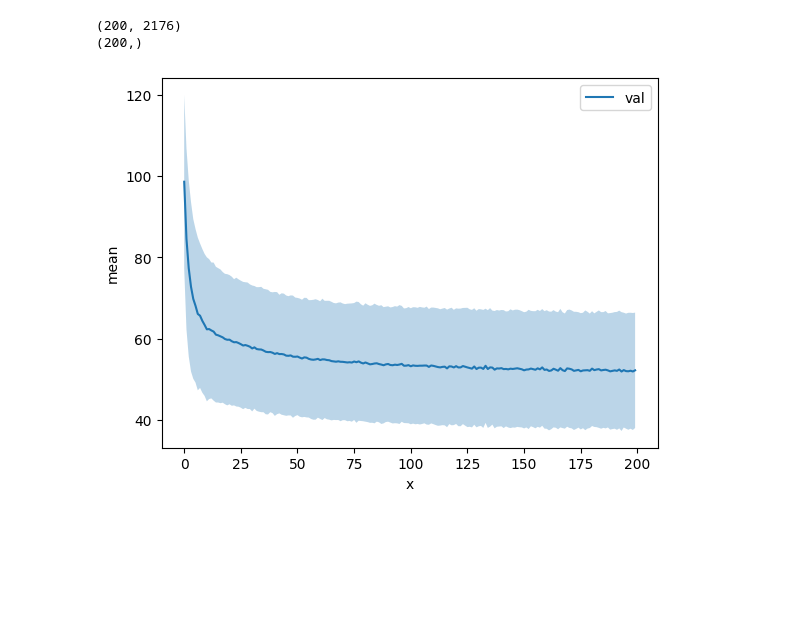
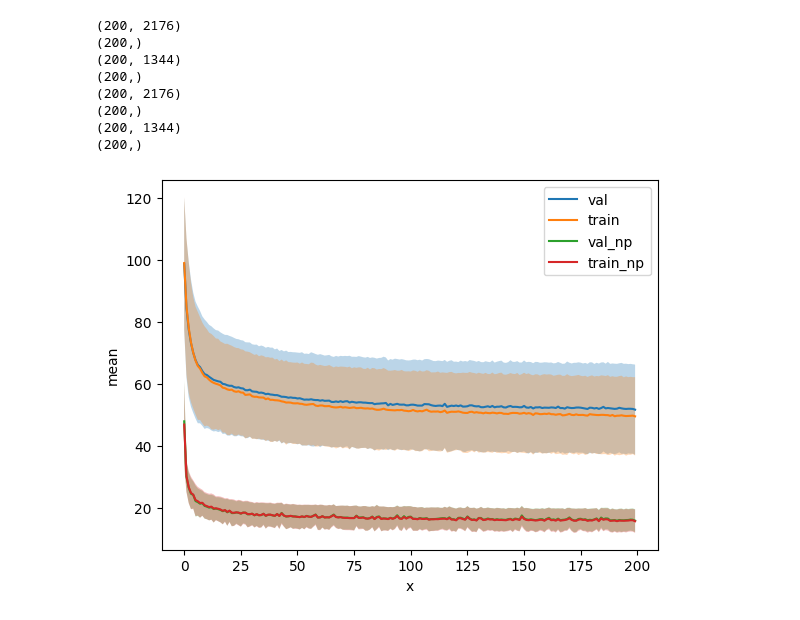
Before and after one commit to PavelCz/yrc-bench-fork, a Jupyter notebook: analyzing/plotting.ipynb, the cells around one changed output. Saved outputs shown, nothing was run; the diff lists cells and outputs as text; code cells hidden in the pictures; blank space fills up the shorter version.

Commit message:
Update formatting file, plotting and launch config

```diff
--- a/analyzing/plotting.ipynb
+++ b/analyzing/plotting.ipynb
@@ -3,6 +3,7 @@ import numpy as np
 import seaborn as sns
 import pandas as pd
 import matplotlib.pyplot as plt
+from pathlib import Path
 
 val_scores_path = "/home/pavel/data/goal-misgen/tmp/val_scores.npy"
 # val_scores_path = "/home/pavel/code/goal-misgen/yrc-bench-fork/experiments/debug_ood/val_scores.npy"
@@ -11,33 +12,51 @@ training_scores_path = "/home/pavel/code/goal-misgen/yrc-bench-fork/experiments/
 val_scores = np.load(val_scores_path)
 training_scores = np.load(training_scores_path)
 
-for scores, name in [(val_scores, "val")]: #, (training_scores, "train")]:
+base_path = Path("/home/pavel/data/goal-misgen/tmp/")
+score_paths = [
+    ("val", base_path / "val_scores_3.npy"),
+    ("train", base_path / "training_scores_3.npy"),
+    ("val_np", base_path / "val_scores_no_preprocess.npy"),
+    ("train_np", base_path / "training_scores_no_preprocess.npy"),
+]
+
+scores = []
+for name, score in score_paths:
+    scores.append((np.load(score), name))
+
+for scores, name in scores: #, (training_scores, "train")]:
 
     print(scores.shape)
 
     mean_scores = np.mean(scores, axis=1)
 
     x = range(mean_scores.shape[0])
     std_scores = np.std(scores, axis=1)
     df = pd.DataFrame({
         "x": x,
         # "val_scores": val_scores,
         "mean": mean_scores,
         "std": std_scores
     })
 
     print(mean_scores.shape)
 
     # Plot means over episodes.
     sns.lineplot(
         data=df,
         x="x",
         y="mean",
         label=name,
     )
 
     plt.fill_between(df["x"], df["mean"] - df["std"], df["mean"] + df["std"], alpha=0.3)
 # %% [output]
 (200, 2176)
 (200,)
+(200, 1344)
+(200,)
+(200, 2176)
+(200,)
+(200, 1344)
+(200,)
-[figure, old version]
+[figure, new version]
```
Also changed, not shown: 1 other file.
